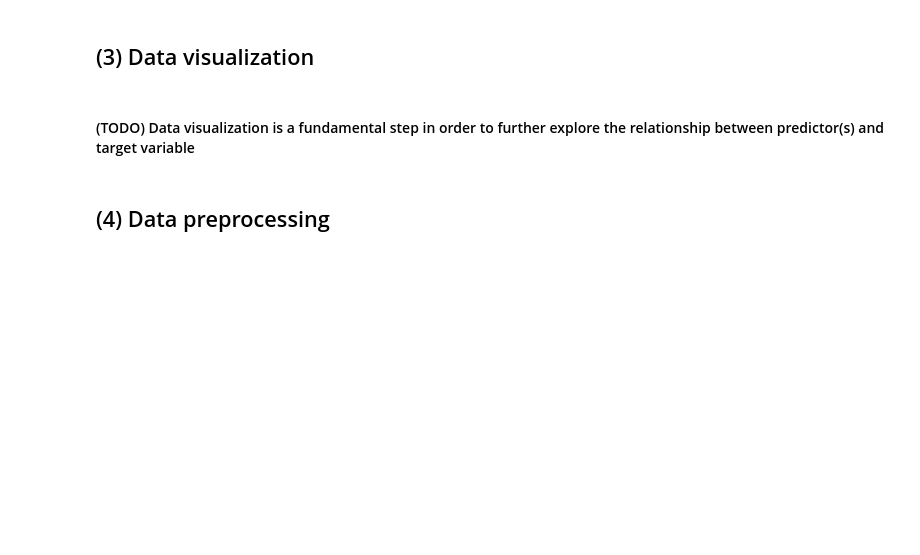
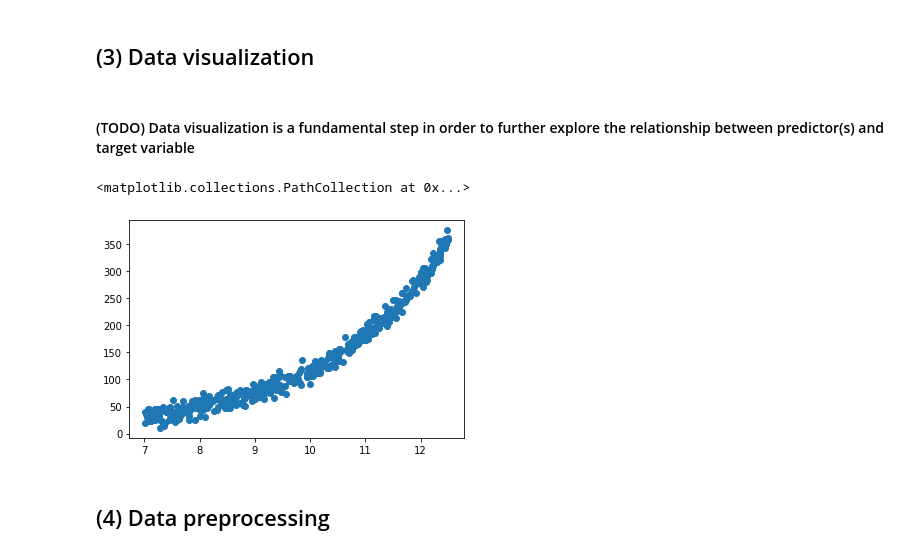
Before and after one commit to Travaz/supermercato24, a Jupyter notebook: analytics.ipynb, the cells around one changed output. Saved outputs shown, nothing was run; the diff lists cells and outputs as text; code cells hidden in the pictures; blank space fills up the shorter version.

```diff
--- a/analytics.ipynb
+++ b/analytics.ipynb
@@ -63,0 +67,2 @@ We ask you to work in a Jupyter notebook specifying the versions of Python (vers
+# %%
+df = pd.read_csv("analytics_task_data.csv")
@@ -64,7 +113,42 @@ We ask you to work in a Jupyter notebook specifying the versions of Python (vers
+# %%
+# Given low percentages of data missing compared to overall size, we might want to proceed to drop them. However, we make a consideration here:
+# x -> drop (we might be to impute with sophisticated imputer such as KNN since a simpler one would probably get to a faulty road)
+# y -> drop them, but store on an external file that would work as a test data. Why? Well, because we might want to see how the two models perform on data that they have never seen before and plot how the line fit with these values
+
+## (1) Treat missings from dependent ("y")
+
+# Retrieve indeces for null values
+na_y_indeces = df.y[df.y.isnull()].index
+
+# Store values of "x" (for which "y" is null) in a new dataframe with new keys
+x_test = pd.DataFrame({
+    "x": df.x.loc[na_y_indeces].to_numpy()
+})
+
+# Save the data in a new file -> analytics_task_data_test.csv
+x_test.to_csv("analytics_task_data_test.csv")
+
+# Drop these values from the original dataframe
+df.dropna(axis=0,subset=["y"], inplace=True)
+
+# Assert that all proceeded as planned
+assert np.in1d(df.x,x_test.x).any() == False
 # %% [markdown]
 ## (3) Data visualization
 # %% [markdown]
 #### (TODO) Data visualization is a fundamental step in order to further explore the relationship between predictor(s) and target variable
+# %%
+from matplotlib import pyplot as plt
+
+# Scatter plot to see relationship
+plt.scatter(df.x,df.y)
+
+# (1) seems like there is a strong relationship here, but for sure it is not linear!
+
+# (2) what about univariate analysis? boxplots?
+# %% [output]
+<matplotlib.collections.PathCollection at 0x...>
+[figure, added]
 # %% [markdown]
 ## (4) Data preprocessing
 # %% [markdown]
```
Also changed, not shown: parts of 13 cells of this notebook, 1 other file.
